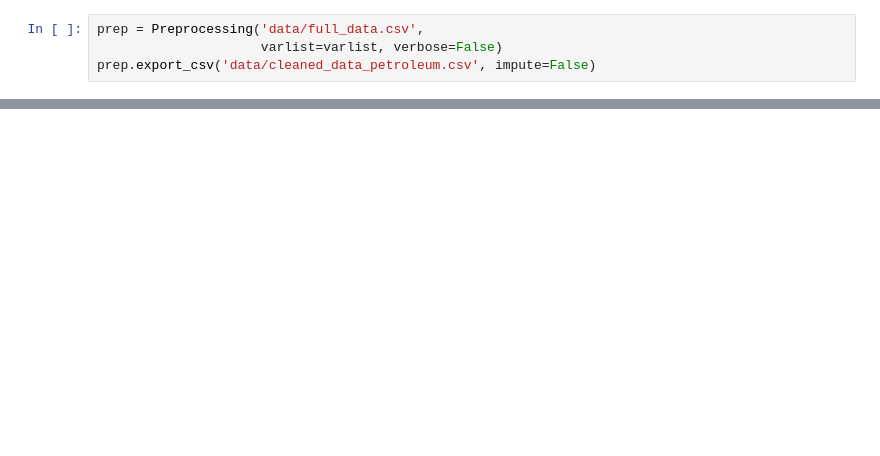
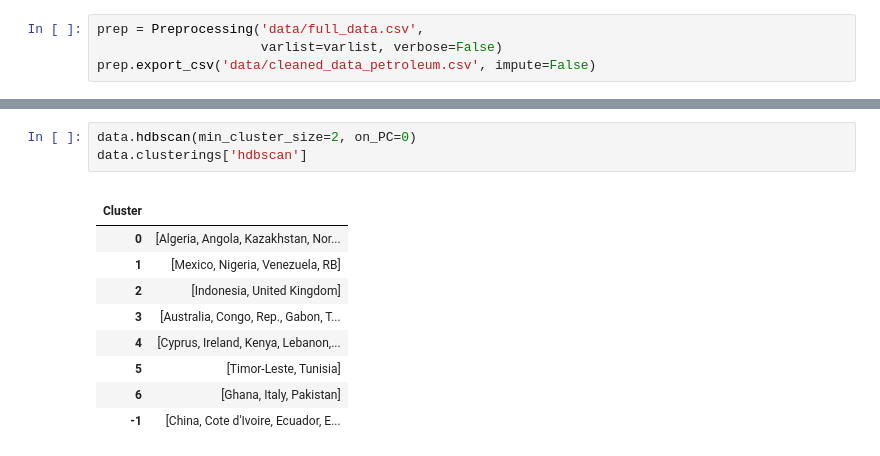
Before and after one commit to WolfLo/clustering-economies, a Jupyter notebook: petroleum.ipynb, the cells around one changed output, grey strips where cells are left out. Saved outputs shown, nothing was run; the diff lists cells and outputs as text; blank space fills up the shorter version.

```diff
--- a/petroleum.ipynb
+++ b/petroleum.ipynb
@@ -110,0 +84,14 @@ cluster_map.sort_values('cluster')
+# %%
+data.hdbscan(min_cluster_size=2, on_PC=0)
+data.clusterings['hdbscan']
+# %% [output]
+|  |  |
+| Cluster |  |
+| 0 | [Algeria, Angola, Kazakhstan, Nor... |
+| 1 | [Mexico, Nigeria, Venezuela, RB] |
+| 2 | [Indonesia, United Kingdom] |
+| 3 | [Australia, Congo, Rep., Gabon, T... |
+| 4 | [Cyprus, Ireland, Kenya, Lebanon,... |
+| 5 | [Timor-Leste, Tunisia] |
+| 6 | [Ghana, Italy, Pakistan] |
+| -1 | [China, Cote d'Ivoire, Ecuador, E... |
```
Also changed, not shown: parts of 10 cells of this notebook, 2 other files.
